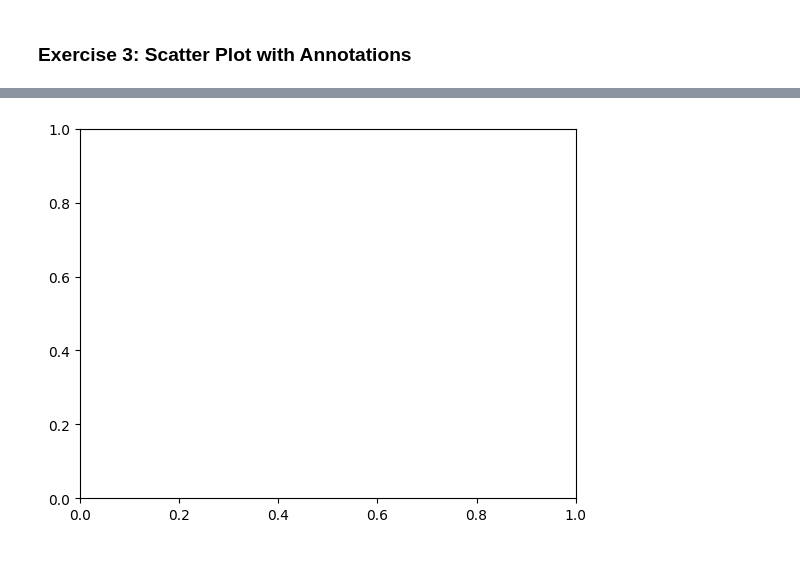
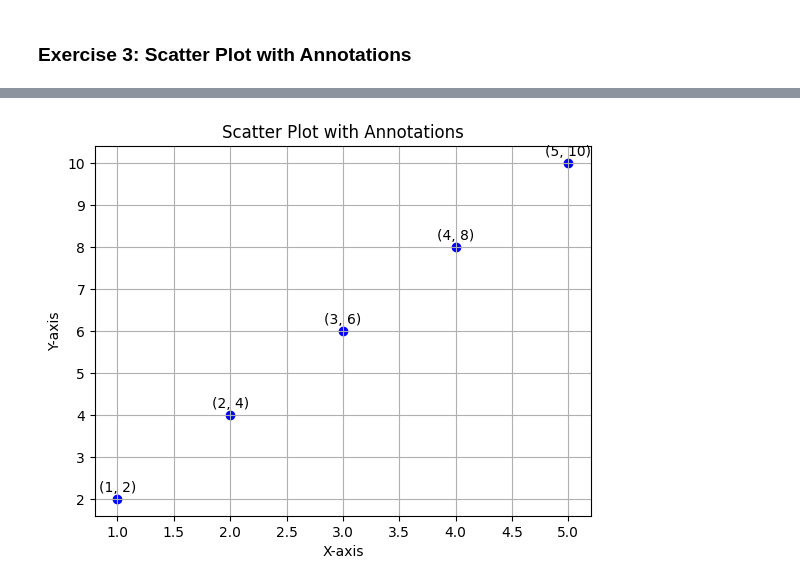
Before and after one commit to Kushal19903/python-jupyter-template, a Jupyter notebook: src/3-scatter-plot.ipynb, the cells around one changed output, grey strips where cells are left out. Drawn from its saved outputs; the diff is of its cells as text; code cells hidden in the pictures; blank space fills up the shorter version.

Commit message:
scatter plot completed

```diff
--- a/src/3-scatter-plot.ipynb
+++ b/src/3-scatter-plot.ipynb
@@ -19,7 +16,14 @@ plt.scatter(x, y, color='blue', label='Data points')
 # %%
 
-# Annotate each point
-for i in range(len(x)):
-    plt.annotate(f'({x[i]}, {y[i]})', (x[i], y[i]), textcoords="offset points", xytext=(5,5), ha='center')
+# Plot
+plt.scatter(x, y, color='blue')
+for i, txt in enumerate(y):
+    plt.annotate(f'({x[i]}, {y[i]})', (x[i], y[i]), textcoords="offset points", xytext=(0,5), ha='center')
+
+plt.title("Scatter Plot with Annotations")
+plt.xlabel("X-axis")
+plt.ylabel("Y-axis")
+plt.grid(True)
+plt.show()
 # %% [output]
-[figure, old version]
+[figure, new version]
```
Also changed, not shown: parts of 5 cells of this notebook.
